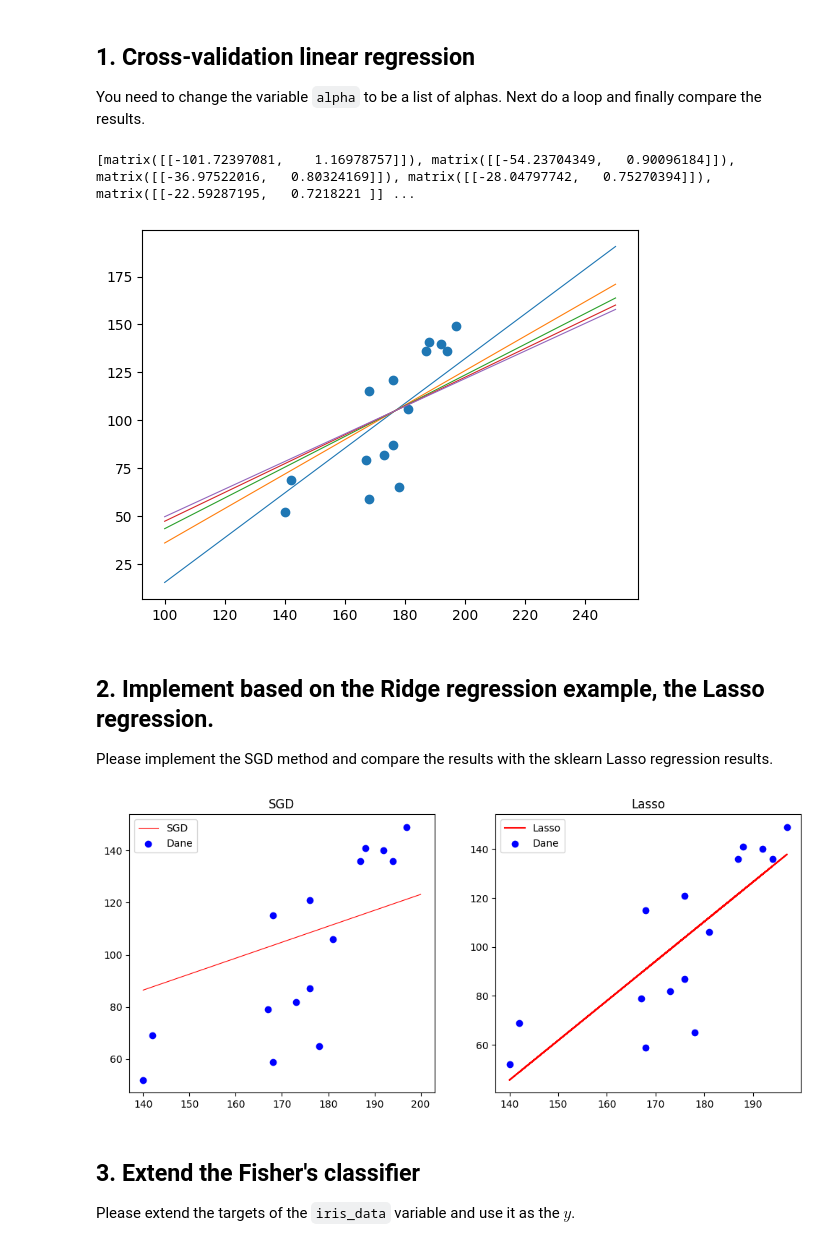
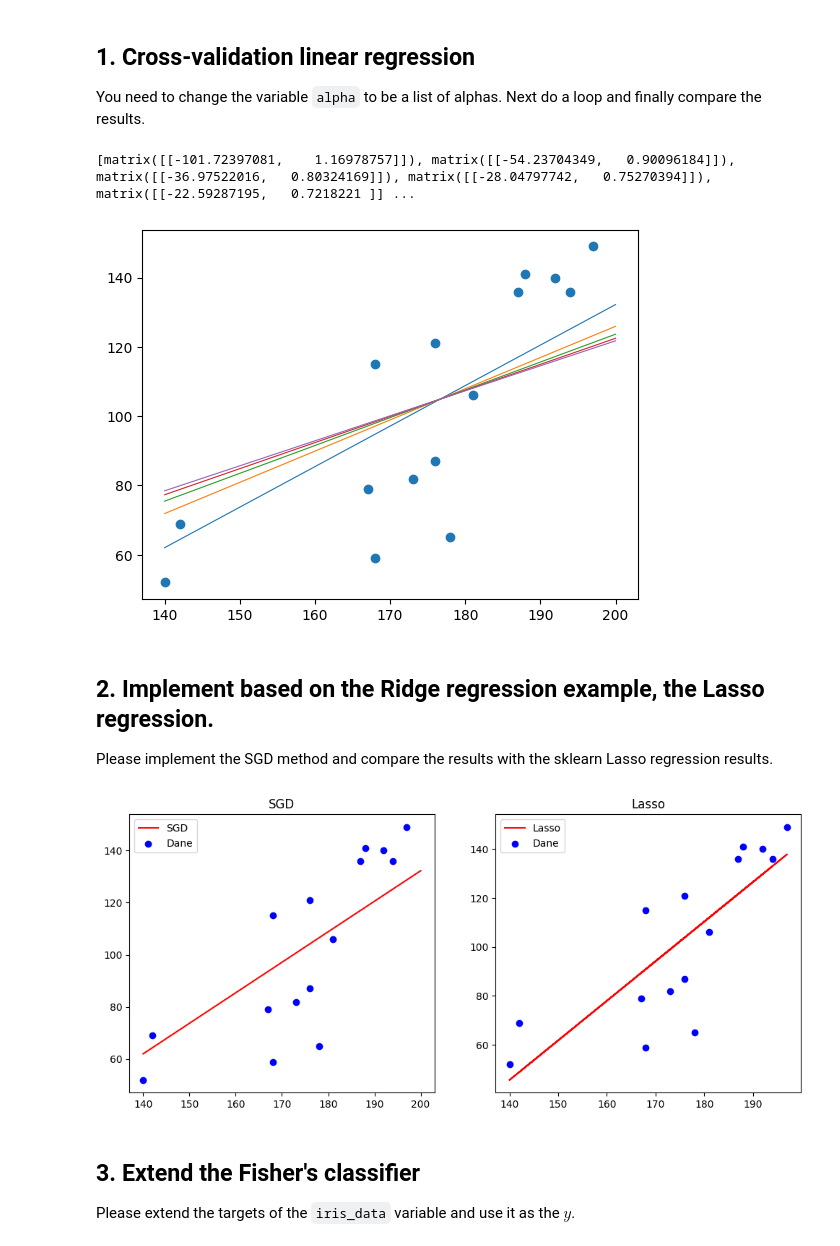
Before and after one commit to Pablito123qwe/Machine-Learning, a Jupyter notebook: Task1/task1.ipynb, the cells around one changed output. Drawn from its saved outputs; the diff is of its cells as text; code cells hidden in the pictures.

Commit message:
Lasso - better initial weights

```diff
--- a/Task1/task1.ipynb
+++ b/Task1/task1.ipynb
@@ -13,33 +13,33 @@ You need to change the variable ``alpha`` to be a list of alphas. Next do a loop
 # %%
 import numpy as np
 import matplotlib.pyplot as plt
 from Scripts.pywin32_testall import find_and_run
 
 x = np.array([188, 181, 197, 168, 167, 187, 178, 194, 140, 176, 168, 192, 173, 142, 176]).reshape(-1, 1).reshape(15,1)
 y = np.array([141, 106, 149, 59, 79, 136, 65, 136, 52, 87, 115, 140, 82, 69, 121]).reshape(-1, 1).reshape(15,1)
 temp = x
 x = np.asmatrix(np.c_[np.ones((15,1)),x])
 
 I = np.identity(2)
 alphas = [0.1, 0.3, 0.5, 0.7, 0.9] # change here
 
 # add 1-3 line of code here
 coefficients = []
 for alpha in alphas:
     w = np.linalg.inv(x.T*x + alpha * I)*x.T*y
     w=w.ravel()
     coefficients.append(w)
 
 print(coefficients)
 
 for w in coefficients:
-    value = [w[0,0] + w[0,1]*100, w[0,0] + w[0,1]*250]
-    plt.plot([100,250],value, linewidth = '0.8')
+    value = [w[0,0] + w[0,1]*140, w[0,0] + w[0,1]*200]
+    plt.plot([140,200],value, linewidth = '0.8')
 plt.scatter(temp, y)
 plt.show()
 # %% [output]
 [matrix([[-101.72397081,    1.16978757]]), matrix([[-54.23704349,   0.90096184]]), matrix([[-36.97522016,   0.80324169]]), matrix([[-28.04797742,   0.75270394]]), matrix([[-22.59287195,   0.7218221 ]] ...
-[figure, old version]
+[figure, new version]
 # %% [markdown]
 ## 2. Implement based on the Ridge regression example, the Lasso regression.
 
@@ -97,30 +99,32 @@ def sgd(x,y,alpha=0.00001, epoches=10):
 from sklearn.linear_model import Lasso
 x = np.array([188, 181, 197, 168, 167, 187, 178, 194, 140, 176, 168, 192, 173, 142, 176]).reshape(-1, 1).reshape(15,1)
 y = np.array([141, 106, 149, 59, 79, 136, 65, 136, 52, 87, 115, 140, 82, 69, 121]).reshape(-1, 1).reshape(15,1)
-w = sgd(x, y)
+temp = x
+alpha = 0.1
+x = np.asmatrix(np.c_[np.ones((15,1)),x])
+w = np.linalg.inv(x.T*x + alpha * I)*x.T*y
+w = sgd(temp, y,alpha = alpha,initial_weights=[w[0,0], w[1,0]])
 
 fig, (ax1, ax2) = plt.subplots(1, 2, figsize=(12, 5))
 
 value = [w[0] + w[1]*140, w[0] + w[1]*200]
-ax1.plot([140, 200], value, linewidth='0.8', color='red', label='SGD')
-ax1.scatter(x, y, color='blue', label='Dane')
+ax1.plot([140, 200], value, color='red', label='SGD')
+ax1.scatter(temp, y, color='blue', label='Dane')
 ax1.set_title('SGD')
 ax1.legend()
 
-# Model Lasso
-lasso = Lasso(alpha=0.1)  # Możesz dostosować parametr alpha
-lasso.fit(x, y)
-y_pred_lasso = lasso.predict(x)
 
-# Wykres dla Lasso
-ax2.plot(x, y_pred_lasso, color='red', label='Lasso')
-ax2.scatter(x, y, color='blue', label='Dane')
+lasso = Lasso(alpha=0.1)
+lasso.fit(temp, y)
+y_pred_lasso = lasso.predict(temp)
+ax2.plot(temp, y_pred_lasso, color='red', label='Lasso')
+ax2.scatter(temp, y, color='blue', label='Dane')
 ax2.set_title('Lasso')
 ax2.legend()
 
 plt.show()
 # %% [output]
-[figure, old version]
+[figure, new version]
 # %% [markdown]
 ## 3. Extend the Fisher's classifier
 
```
Also changed, not shown: parts of 2 cells of this notebook, 1 other file.
